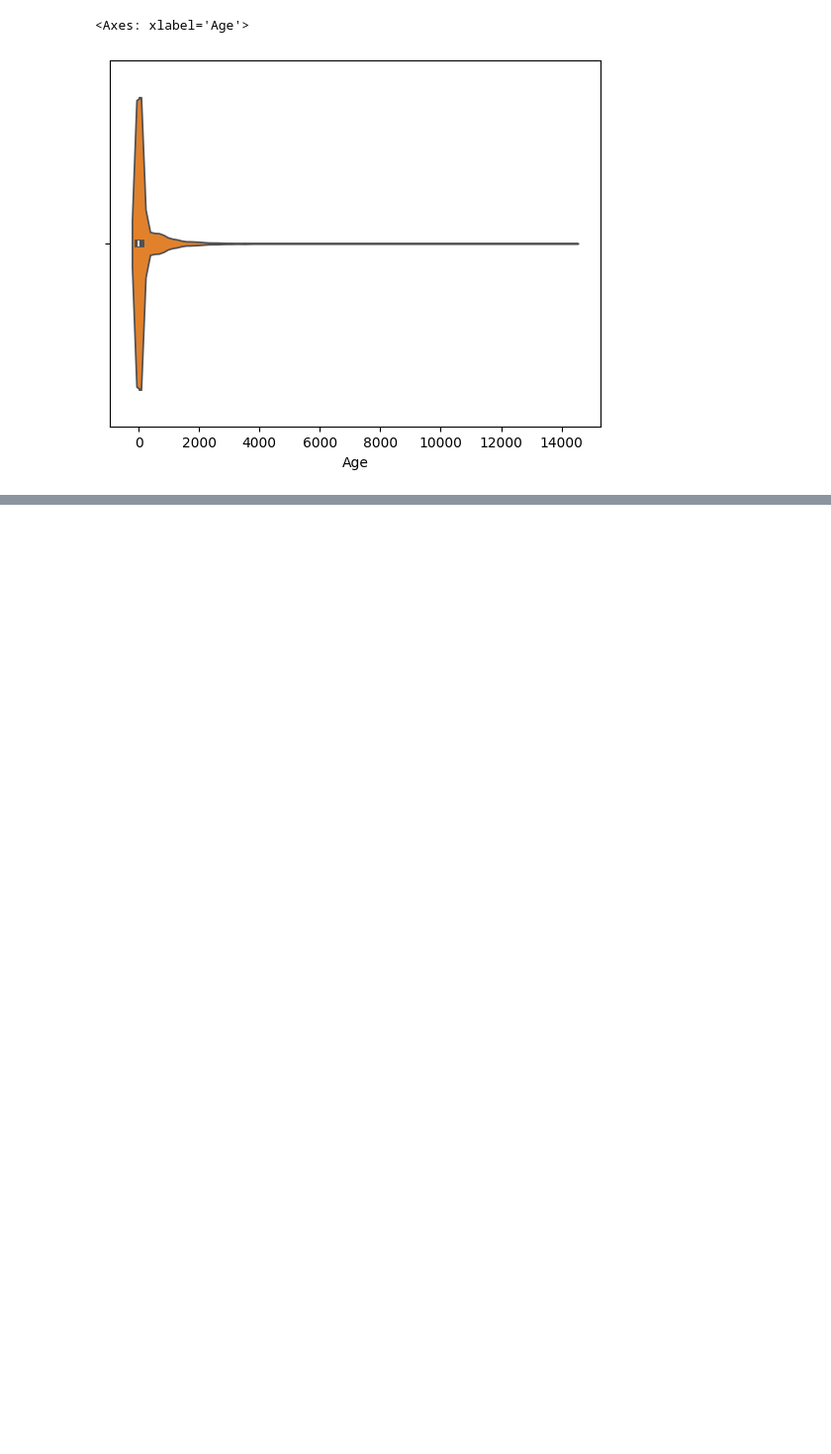
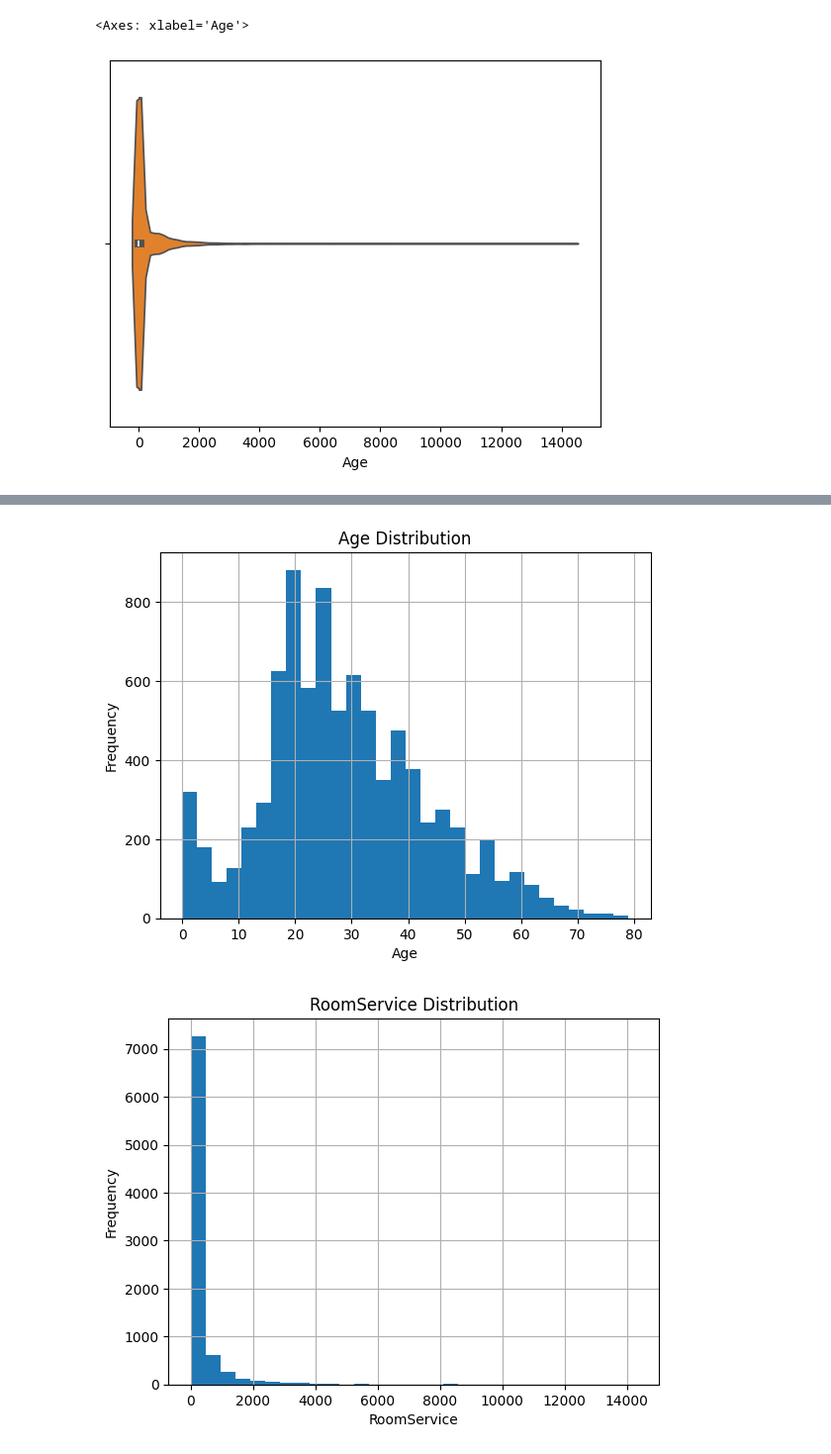
Before and after one commit to The-Kaggle-Crew-18/Kaggle-Challenge-18, a Jupyter notebook: KaggleChallenge.ipynb, the cells around one changed output, grey strips where cells are left out. Shown at 99% size. Drawn from its saved outputs; the diff is of its cells as text; code cells hidden in the pictures; blank space fills up the shorter version.

```diff
--- a/KaggleChallenge.ipynb
+++ b/KaggleChallenge.ipynb
@@ -92,0 +99,15 @@ sns.violinplot(data=df, x="RoomService")
+# %%
+df['Age'].hist(bins=30)
+plt.xlabel('Age')
+plt.ylabel('Frequency')
+plt.title('Age Distribution')
+plt.show()
+
+df['RoomService'].hist(bins=30)
+plt.xlabel('RoomService')
+plt.ylabel('Frequency')
+plt.title('RoomService Distribution')
+plt.show()
+# %% [output]
+[figure, added]
+[figure, added]
```
Also changed, not shown: parts of 2 cells of this notebook.
